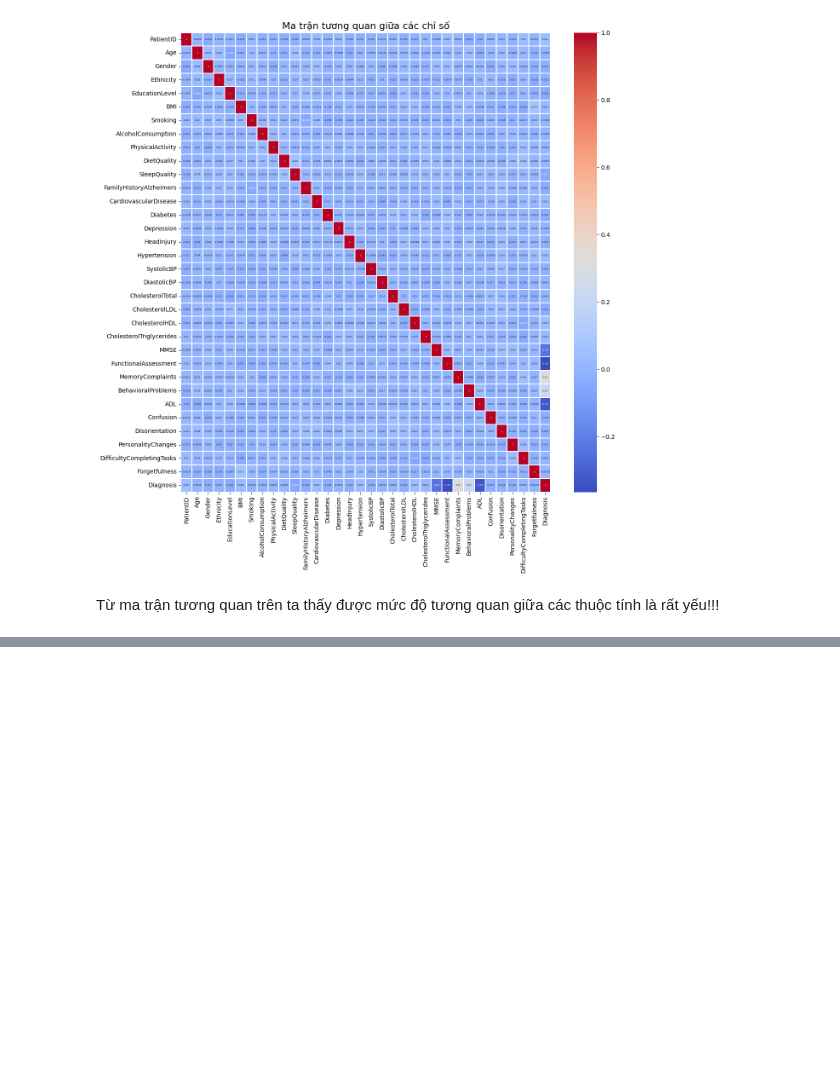
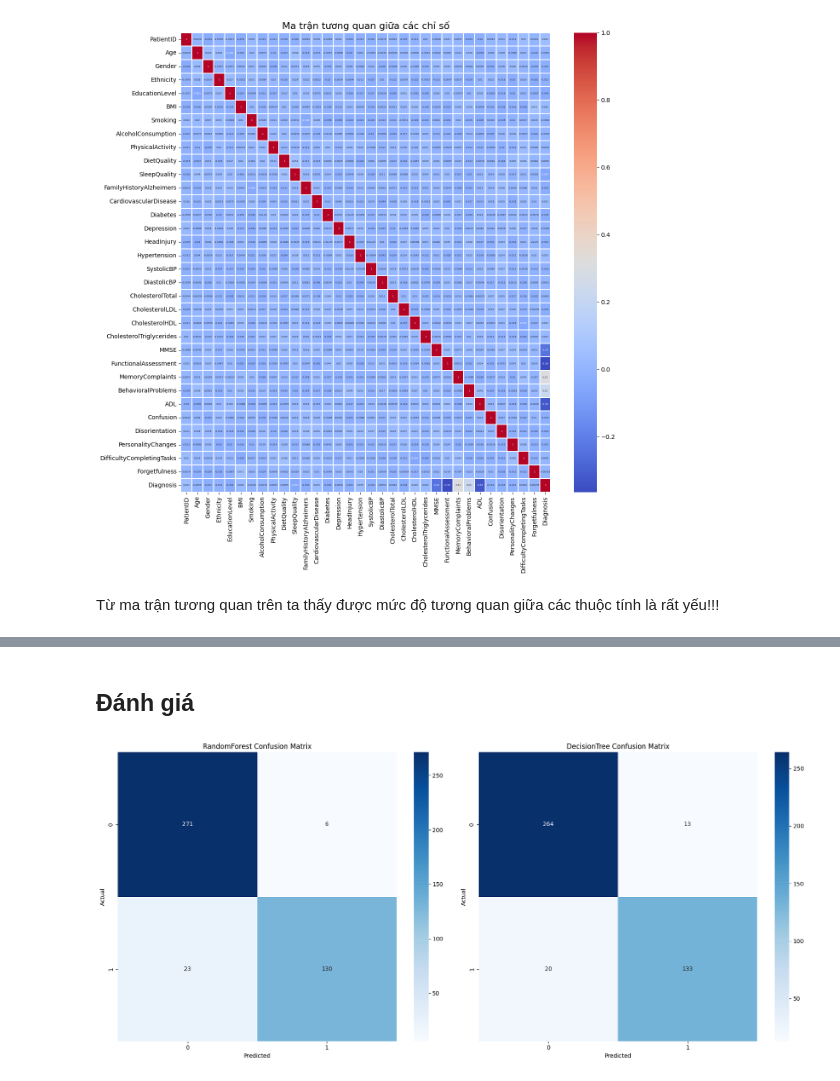
Before and after one commit to Ngoc-Quy-az1/Alzheimer-s-diagnosis, a Jupyter notebook: alzheimer-diagnosis.ipynb, the cells around one changed output, grey strips where cells are left out. Saved outputs shown, nothing was run; the diff lists cells and outputs as text; code cells hidden in the pictures; blank space fills up the shorter version.

Commit message:
Kaggle Notebook | Alzheimer-diagnosis | link to kaggle

```diff
--- a/alzheimer-diagnosis.ipynb
+++ b/alzheimer-diagnosis.ipynb
@@ -151,0 +155,4 @@ Từ ma trận tương quan trên ta thấy được mức độ tương quan gi
+# %%
+x = df.drop(columns=["PatientID", "Diagnosis"])
+y = df["Diagnosis"]
+x_train, x_test, y_train, y_test = train_test_split(x,y,test_size=0.2, random_state=42)
@@ -151,0 +260,19 @@ Từ ma trận tương quan trên ta thấy được mức độ tương quan gi
+# %% [markdown]
+## Đánh giá
+# %%
+fig, axes = plt.subplots(1, 2, figsize=(18, 8))
+
+model_names = list(best_models.keys())
+for i, model_name in enumerate(model_names):
+    y_pred = best_models[model_name].predict(x_test)
+    conf_matrix = confusion_matrix(y_test, y_pred)
+
+    sns.heatmap(conf_matrix, annot=True, fmt='d', cmap='Blues', ax=axes[i])
+    axes[i].set_title(f"{model_name} Confusion Matrix")
+    axes[i].set_xlabel("Predicted")
+    axes[i].set_ylabel("Actual")
+
+plt.tight_layout()
+plt.show()
+# %% [output]
+[figure, added]
```
Also changed, not shown: parts of 6 cells of this notebook.
